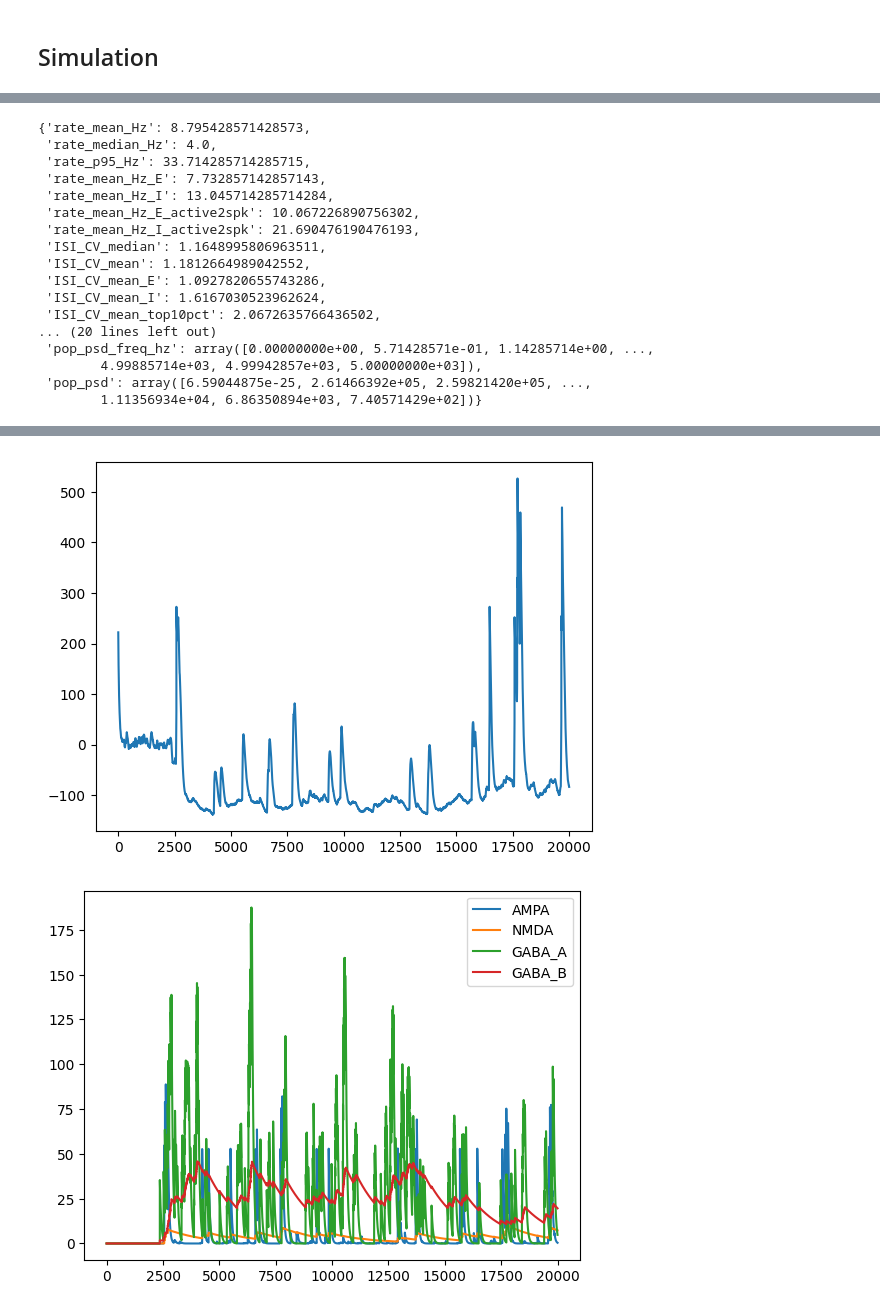
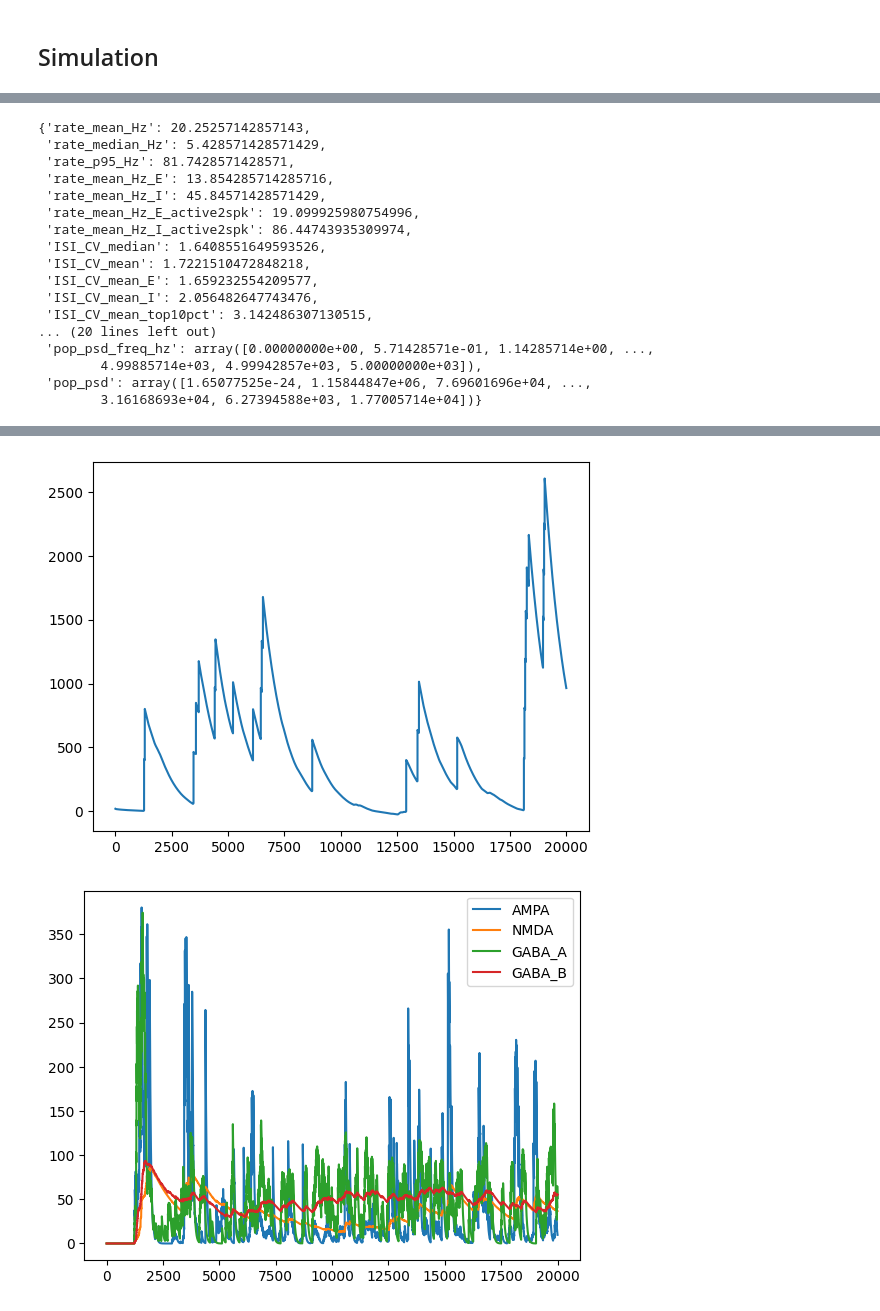
Before and after one commit to Dalsaetra/NeuroSimV3, a Jupyter notebook: python/week6/ssai_w6.ipynb, the cells around one changed output, grey strips where cells are left out. Saved outputs shown, nothing was run; the diff lists cells and outputs as text; code cells hidden in the pictures.

Commit message:
50 E weight norm seems to give best balance between fano factor and spiking rate

```diff
--- a/python/week6/ssai_w6.ipynb
+++ b/python/week6/ssai_w6.ipynb
@@ -71,7 +71,7 @@ outdegree_config_by_type={
 
 normalize_mode = "out"
 # normalize_target = 20.0
-normalize_target_out_E = 15.0
+normalize_target_out_E = 50.0
 normalize_target_out_I = 1000.0
 
 G = generate_spatial_ei_network(n_neurons=n_neurons, type_fractions=type_fractions,
@@ -236,26 +236,26 @@ sim.plot_spike_raster(figsize=(10, 6), title=f"ISI_CV_Mean: {isi_mean:.3f}, ISI_
 # %%
 sim.stats.compute_metrics(dt, bin_ms_participation=300, t_start_ms=250.0, t_stop_ms=2000.0)
 # %% [output]
-{'rate_mean_Hz': 8.795428571428573,
- 'rate_median_Hz': 4.0,
- 'rate_p95_Hz': 33.714285714285715,
- 'rate_mean_Hz_E': 7.732857142857143,
- 'rate_mean_Hz_I': 13.045714285714284,
- 'rate_mean_Hz_E_active2spk': 10.067226890756302,
- 'rate_mean_Hz_I_active2spk': 21.690476190476193,
- 'ISI_CV_median': 1.1648995806963511,
- 'ISI_CV_mean': 1.1812664989042552,
- 'ISI_CV_mean_E': 1.0927820655743286,
- 'ISI_CV_mean_I': 1.6167030523962624,
- 'ISI_CV_mean_top10pct': 2.0672635766436502,
+{'rate_mean_Hz': 20.25257142857143,
+ 'rate_median_Hz': 5.428571428571429,
+ 'rate_p95_Hz': 81.7428571428571,
+ 'rate_mean_Hz_E': 13.854285714285716,
+ 'rate_mean_Hz_I': 45.84571428571429,
+ 'rate_mean_Hz_E_active2spk': 19.099925980754996,
+ 'rate_mean_Hz_I_active2spk': 86.44743935309974,
+ 'ISI_CV_median': 1.6408551649593526,
+ 'ISI_CV_mean': 1.7221510472848218,
+ 'ISI_CV_mean_E': 1.659232554209577,
+ 'ISI_CV_mean_I': 2.056482647743476,
+ 'ISI_CV_mean_top10pct': 3.142486307130515,
 ... (20 lines left out)
  'pop_psd_freq_hz': array([0.00000000e+00, 5.71428571e-01, 1.14285714e+00, ...,
         4.99885714e+03, 4.99942857e+03, 5.00000000e+03]),
- 'pop_psd': array([6.59044875e-25, 2.61466392e+05, 2.59821420e+05, ...,
-        1.11356934e+04, 6.86350894e+03, 7.40571429e+02])}
+ 'pop_psd': array([1.65077525e-24, 1.15844847e+06, 7.69601696e+04, ...,
+        3.16168693e+04, 6.27394588e+03, 1.77005714e+04])}
 # %%
 # Plot spikes for one neuron
-n_idx = 737
+n_idx = 739
 t_first = 0
 t_last = -1
 plt.plot(np.array(sim.stats.Vs)[t_first:t_last,n_idx])
@@ -274,5 +274,5 @@ plt.show()
-[figure, old version]
+[figure, new version]
-[figure, old version]
+[figure, new version]
 # %%
 # plt.plot(np.array(sim.debug_logger.s_ampa)[t_first:t_last,n_idx], label="AMPA")
 # plt.plot(np.array(sim.debug_logger.s_nmda)[t_first:t_last,n_idx], label="NMDA")
```
Also changed, not shown: parts of 6 cells of this notebook.
